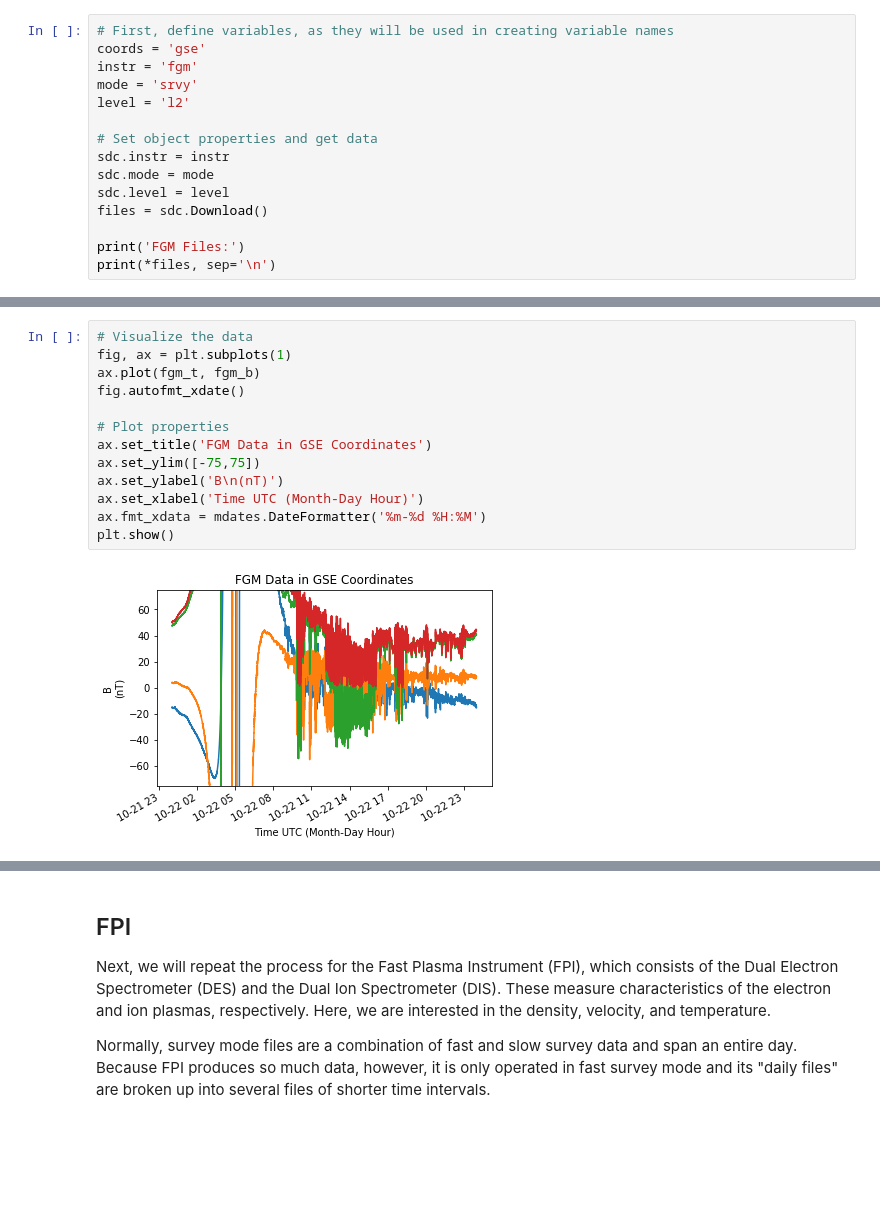
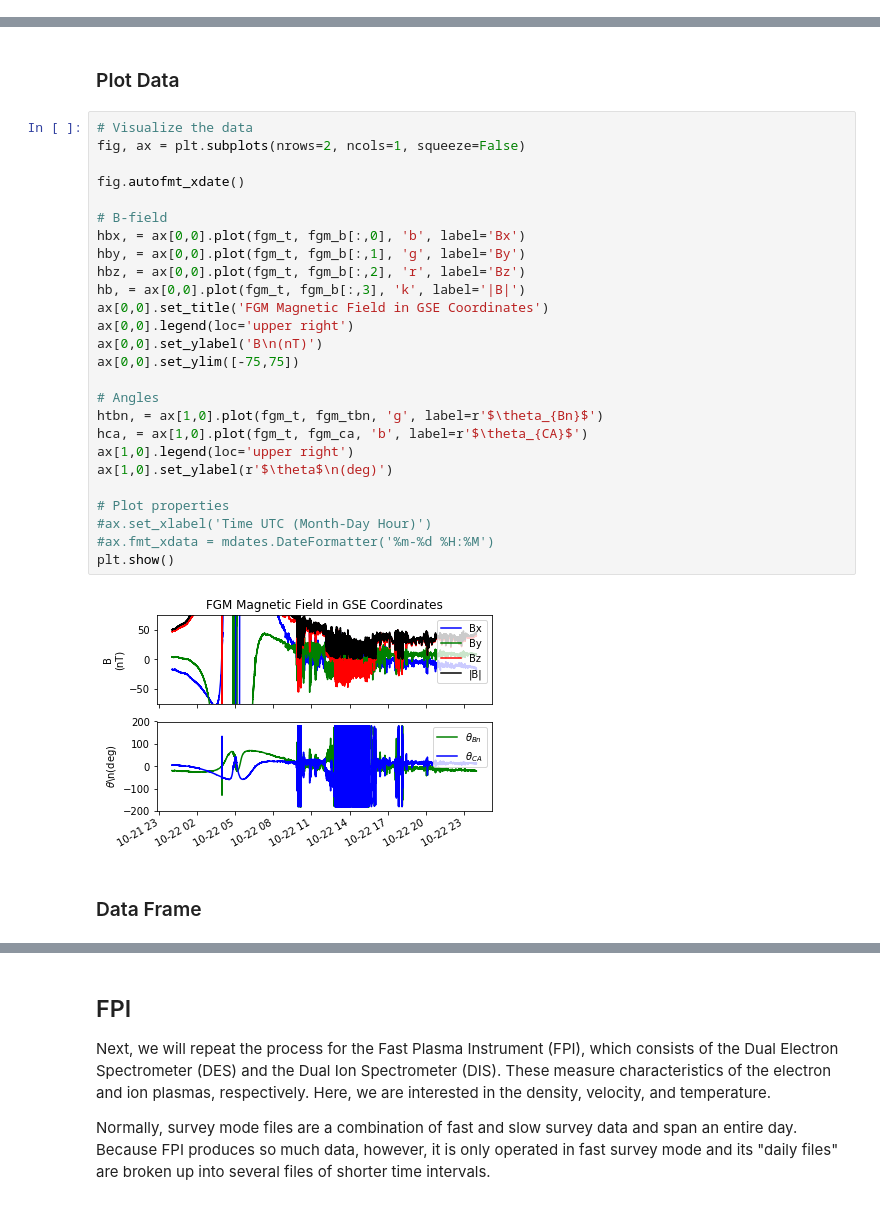
Before and after one commit to argallmr/pymms, a Jupyter notebook: mms_ml_data2csv.ipynb, the cells around one changed output, grey strips where cells are left out. Cells and saved outputs as stored; diff of their text form; blank space fills up the shorter version.

```diff
--- a/mms_ml_data2csv.ipynb
+++ b/mms_ml_data2csv.ipynb
@@ -34,17 +121,2 @@ sdc.data_root = data_root
 ## FGM
 The FGM dataset contains magnetic field data from the fluxgate magnetometer (FGM). [Since the Geocentric Solar Ecliptic](https://sscweb.gsfc.nasa.gov/users_guide/Appendix_C.html) (GSE) coordinate system is the standard for MMS data, we will extract non-scalar data in this system.
-# %%
-# First, define variables, as they will be used in creating variable names
-coords = 'gse'
-instr = 'fgm'
-mode = 'srvy'
-level = 'l2'
-
-# Set object properties and get data
-sdc.instr = instr
-sdc.mode = mode
-sdc.level = level
-files = sdc.Download()
-
-print('FGM Files:')
-print(*files, sep='\n')
@@ -132,15 +181,34 @@ FGM Files:
-# %%
-# Visualize the data
-fig, ax = plt.subplots(1)
-ax.plot(fgm_t, fgm_b)
-fig.autofmt_xdate()
-
-# Plot properties
-ax.set_title('FGM Data in GSE Coordinates')
-ax.set_ylim([-75,75])
-ax.set_ylabel('B\n(nT)')
-ax.set_xlabel('Time UTC (Month-Day Hour)')
-ax.fmt_xdata = mdates.DateFormatter('%m-%d %H:%M')
-plt.show()
-# %% [output]
-[figure, removed]
+# %% [markdown]
+<a id='fgm_plot'></a>
+### Plot Data
+# %%
+# Visualize the data
+fig, ax = plt.subplots(nrows=2, ncols=1, squeeze=False)
+
+fig.autofmt_xdate()
+
+# B-field
+hbx, = ax[0,0].plot(fgm_t, fgm_b[:,0], 'b', label='Bx')
+hby, = ax[0,0].plot(fgm_t, fgm_b[:,1], 'g', label='By')
+hbz, = ax[0,0].plot(fgm_t, fgm_b[:,2], 'r', label='Bz')
+hb, = ax[0,0].plot(fgm_t, fgm_b[:,3], 'k', label='|B|')
+ax[0,0].set_title('FGM Magnetic Field in GSE Coordinates')
+ax[0,0].legend(loc='upper right')
+ax[0,0].set_ylabel('B\n(nT)')
+ax[0,0].set_ylim([-75,75])
+
+# Angles
+htbn, = ax[1,0].plot(fgm_t, fgm_tbn, 'g', label=r'$\theta_{Bn}$')
+hca, = ax[1,0].plot(fgm_t, fgm_ca, 'b', label=r'$\theta_{CA}$')
+ax[1,0].legend(loc='upper right')
+ax[1,0].set_ylabel(r'$\theta$\n(deg)')
+
+# Plot properties
+#ax.set_xlabel('Time UTC (Month-Day Hour)')
+#ax.fmt_xdata = mdates.DateFormatter('%m-%d %H:%M')
+plt.show()
+# %% [output]
+[figure, added]
+# %% [markdown]
+<a id='fgm_dataframe'></a>
+### Data Frame
```
Also changed, not shown: parts of 42 cells of this notebook.
